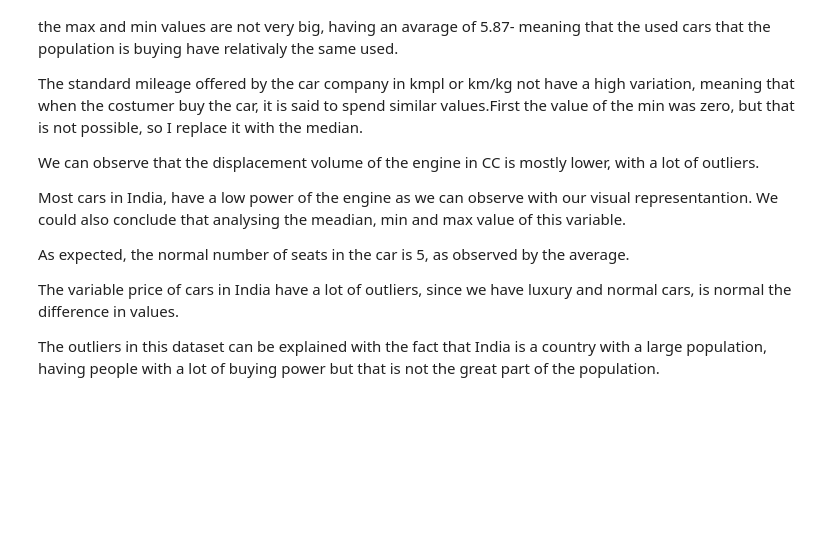
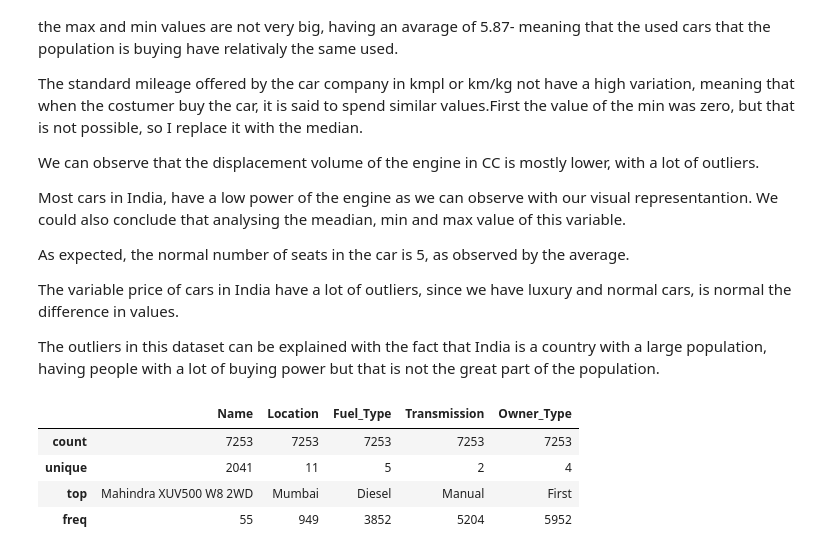
Before and after one commit to LuisaPolicarpo/Used-Cars-Price-Prediction, a Jupyter notebook: Cars.ipynb, the cells around one changed output. Drawn from its saved outputs; the diff is of its cells as text; code cells hidden in the pictures; blank space fills up the shorter version.

```diff
--- a/Cars.ipynb
+++ b/Cars.ipynb
@@ -418,4 +418,10 @@ The outliers in this dataset can be explained with the fact that India is a coun
 # %%
 # Descriptive statistics- categorical
 
-df_cars.describe(include='object')
+df_cars_clean.describe(include='object')
+# %% [output]
+|  | Name | Location | Fuel_Type | Transmission | Owner_Type |
+| count | 7253 | 7253 | 7253 | 7253 | 7253 |
+| unique | 2041 | 11 | 5 | 2 | 4 |
+| top | Mahindra XUV500 W8 2WD | Mumbai | Diesel | Manual | First |
+| freq | 55 | 949 | 3852 | 5204 | 5952 |
```
Also changed, not shown: parts of 8 cells of this notebook.
